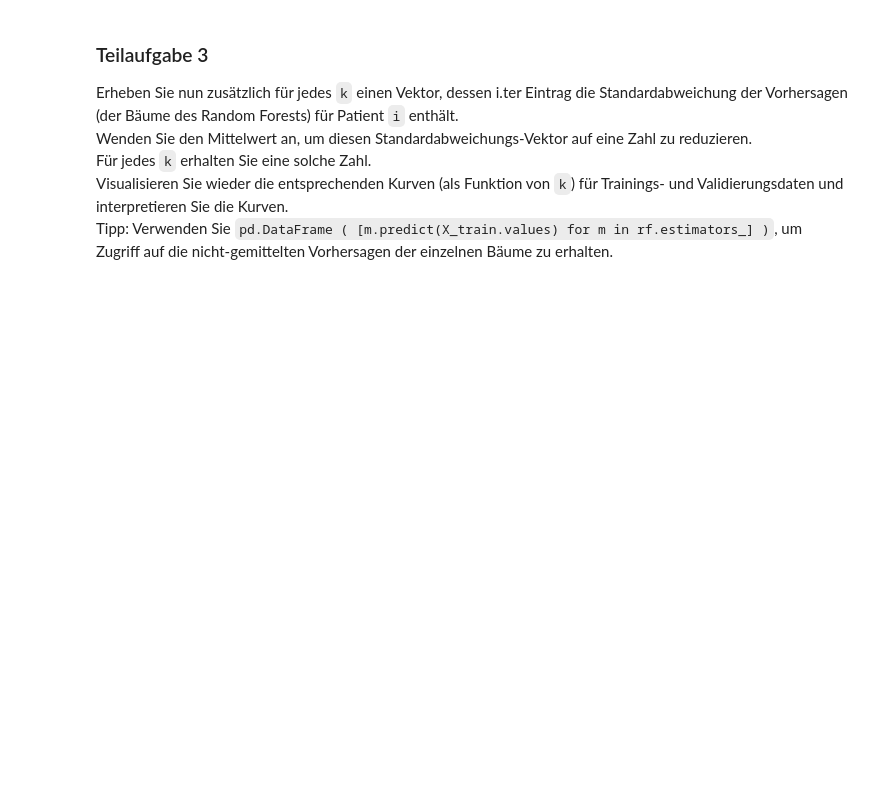
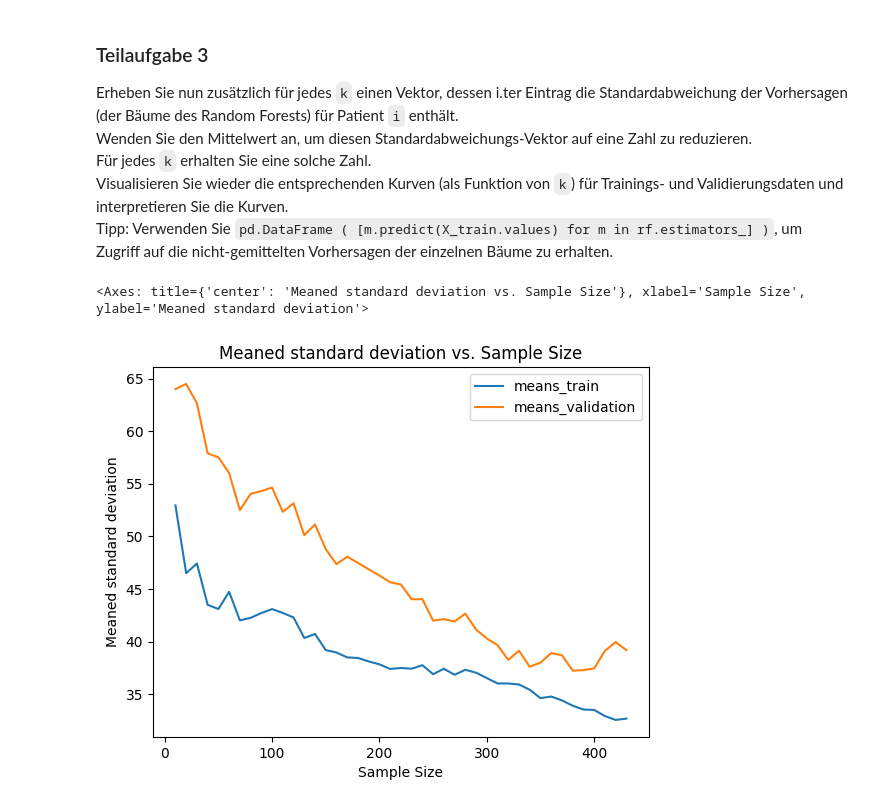
Before and after one commit to MartinElsaesser/data-science, a Jupyter notebook: exercises/exercise9/exercise9.ipynb, the cells around one changed output. Saved outputs shown, nothing was run; the diff lists cells and outputs as text; code cells hidden in the pictures; blank space fills up the shorter version.

```diff
--- a/exercises/exercise9/exercise9.ipynb
+++ b/exercises/exercise9/exercise9.ipynb
@@ -28,3 +89,38 @@ Wenden Sie den Mittelwert an, um diesen Standardabweichungs-Vektor auf eine Zahl
 Für jedes `k` erhalten Sie eine solche Zahl.
 Visualisieren Sie wieder die entsprechenden Kurven (als Funktion von `k`) für Trainings- und Validierungsdaten und interpretieren Sie die Kurven.
 Tipp: Verwenden Sie `pd.DataFrame ( [m.predict(X_train.values) for m in rf.estimators_] )`, um Zugriff auf die nicht-gemittelten Vorhersagen der einzelnen Bäume zu erhalten.
+# %%
+meaned_stds = []
+for test_size, sample in samples.items():
+	X_train = sample["X_train"]
+	X_validation = sample["X_validation"]
+	y_train = sample["y_train"]
+	y_validation = sample["y_validation"]
+
+	# Fit the model
+	model = RandomForestRegressor(n_estimators=100, random_state=42, max_depth=5, max_features=5)
+	model.fit(X_train, y_train)
+
+
+	# Make predictions for single samples
+	# columns are patients, rows are trees
+	single_preds_train = pd.DataFrame ( [m.predict(X_train.values) for m in model.estimators_] )
+	stds_train = single_preds_train.std(axis=0, )
+	means_train = stds_train.mean()
+
+	single_preds_validation = pd.DataFrame ( [m.predict(X_validation.values) for m in model.estimators_] )
+	stds_validation = single_preds_validation.std(axis=0, )
+	means_validation = stds_validation.mean()
+
+	meaned_stds.append({
+		"k": test_size,
+		"means_train": means_train,
+		"means_validation": means_validation,
+	})
+
+
+meaned_stds = pd.DataFrame(meaned_stds)
+meaned_stds.plot(x="k", y=["means_train", "means_validation"], title="Meaned standard deviation vs. Sample Size", xlabel="Sample Size", ylabel="Meaned standard deviation")
+# %% [output]
+<Axes: title={'center': 'Meaned standard deviation vs. Sample Size'}, xlabel='Sample Size', ylabel='Meaned standard deviation'>
+[figure, added]
```
Also changed, not shown: parts of 2 cells of this notebook.
